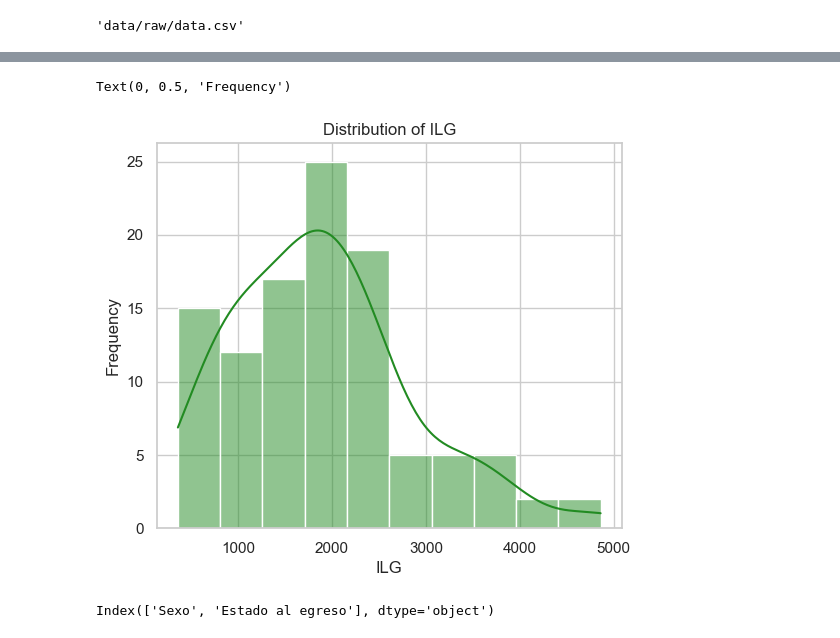
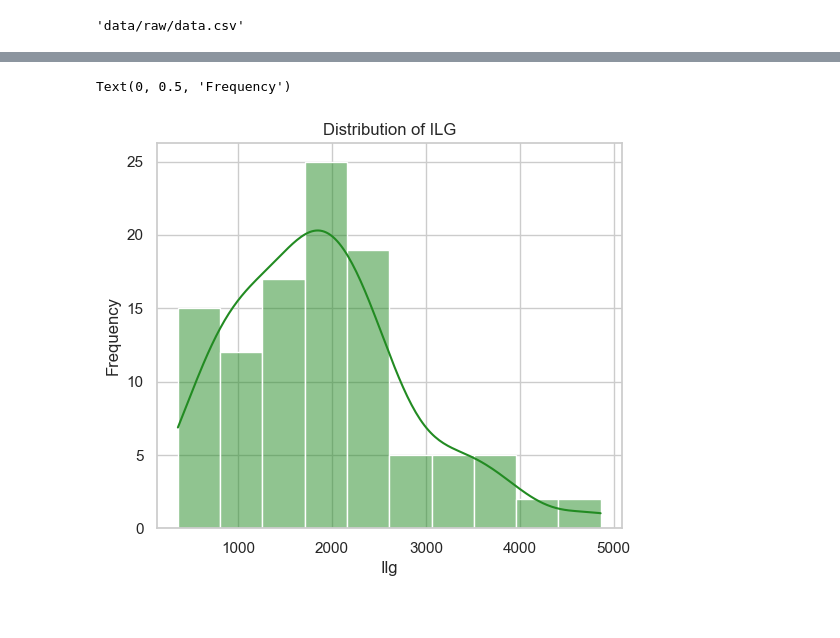
Before and after one commit to serize02/LGI-predictor, a Jupyter notebook: notebooks/eda.ipynb, the cells around one changed output, grey strips where cells are left out. Cells and saved outputs as stored; diff of their text form; code cells hidden in the pictures.

```diff
--- a/notebooks/eda.ipynb
+++ b/notebooks/eda.ipynb
@@ -16,4 +16,4 @@ From: https://drive.google.com/uc?/export=download&id=1F-07wKd5ymbEDvW5G_9su2pbt
 To: /Users/ernestodavidserizeportela/WorkSpace/LGI-predictor/data/raw/data.csv
 'data/raw/data.csv'
 # %%
-data = pd.read_csv('data/raw/data.csv')
+data = pd.read_csv('data/processed/data.csv')
@@ -22,2 +19,0 @@ drops = ['Unnamed: 0', 'Complicaciones', 'Diagnóstico', 'EDAD-R']
-# %%
-data.drop(columns=drops, axis=1, inplace=True)
@@ -24,14 +40,9 @@ data.drop(columns=drops, axis=1, inplace=True)
 # %%
 plt.figure(figsize=(6,5))
 sns.set(style='whitegrid')
-sns.histplot(data['ILG'], color='forestgreen', kde=True)
+sns.histplot(data['Ilg'], color='forestgreen', kde=True)
 plt.title('Distribution of ILG')
 plt.ylabel('Frequency')
 # %% [output]
 Text(0, 0.5, 'Frequency')
-[figure, old version]
+[figure, new version]
-# %%
-cat_features = data.select_dtypes(include='object').columns
-cat_features
-# %% [output]
-Index(['Sexo', 'Estado al egreso'], dtype='object')
```
Also changed, not shown: parts of 9 cells of this notebook, 5 other files.
